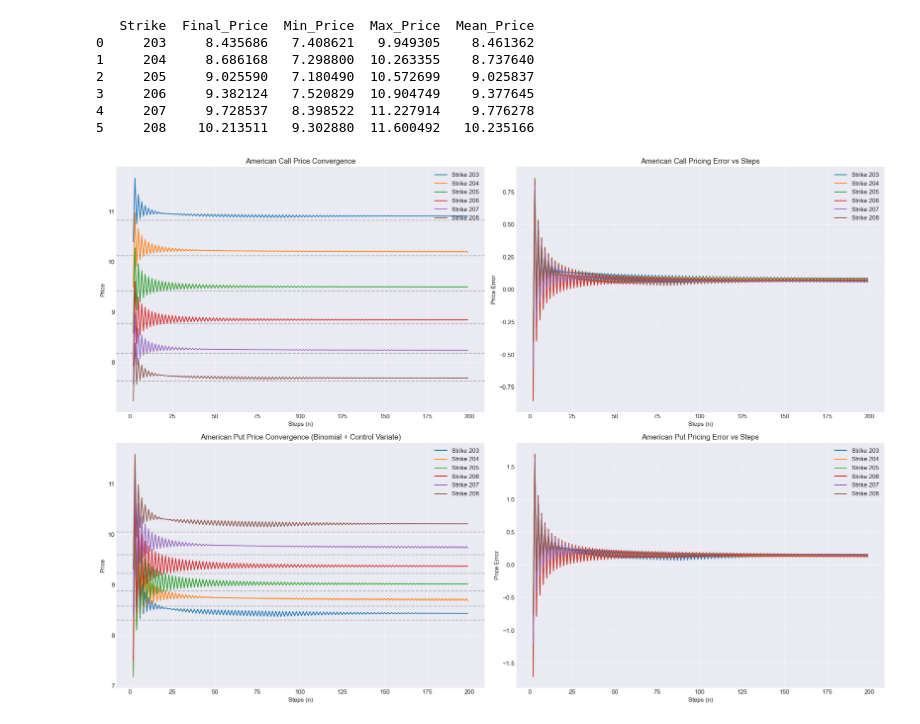
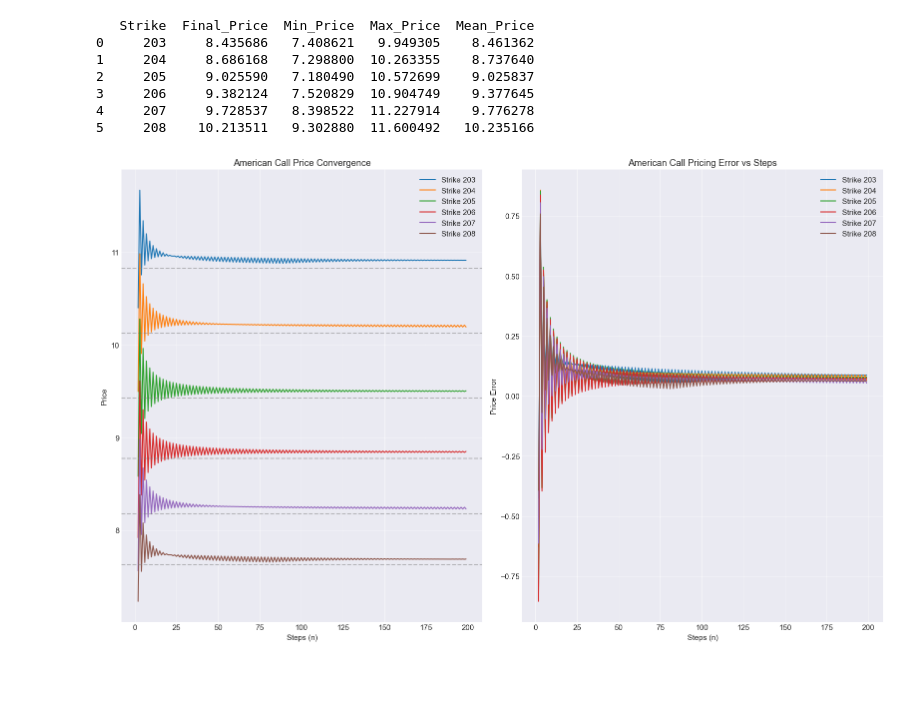
Before and after one commit to dradoncic/live_cattle_futures_options, a Jupyter notebook: project.ipynb, the cells around one changed output. Saved outputs shown, nothing was run; the diff lists cells and outputs as text; code cells hidden in the pictures; blank space fills up the shorter version.

Commit message:
added some extra visualizations

```diff
--- a/project.ipynb
+++ b/project.ipynb
@@ -63,5 +63,25 @@ for ax in axes.flatten():
 fig.suptitle("Live Cattle Dashboard", fontsize=15, fontweight="bold", y=0.98)
 plt.tight_layout(rect=[0, 0, 1, 0.96])
 plt.show()
+
+df["N"] = np.arange(1, len(df) + 1)
+df["CumVar"] = (df["Log Return"]**2).expanding().mean()
+df["CumAnnVol"] = np.sqrt(df["CumVar"] * 252)
+
+df["Vol_SE"] = df["CumAnnVol"] / np.sqrt(2 * df["N"])
+
+df["Vol_CI_Upper"] = df["CumAnnVol"] + 1.96 * df["Vol_SE"]
+df["Vol_CI_Lower"] = df["CumAnnVol"] - 1.96 * df["Vol_SE"]
+
+# --- Plot ---
+plt.figure(figsize=(10,6))
+plt.plot(df.index, df["CumAnnVol"], label="Cumulative Ann. Vol")
+plt.fill_between(df.index, df["Vol_CI_Lower"], df["Vol_CI_Upper"], alpha=0.2, label="95% CI")
+plt.title("Cumulative Annualized Volatility with Standard Error")
+plt.xlabel("Date")
+plt.ylabel("Annualized Volatility")
+plt.legend()
+plt.grid(True)
+plt.show()
 # %% [output]
 [figure]
@@ -478,41 +499,46 @@ cv_df = option_info.pivot(index="Steps", columns="Strike", values="Control_Varia
 
 n_max = option_info["Steps"].max()
 
-fig, axes = plt.subplots(2, 2, figsize=(20, 14))
+fig, axes = plt.subplots(1, 2, figsize=(16, 10))
 
 for k in K:
-    axes[0, 0].plot(call_df.index, call_df[k], label=f'Strike {k}')
-    axes[0, 0].axhline(y=call_market_price[K.index(k)], color='grey', linestyle='--', alpha=0.5)
-axes[0, 0].set_title("American Call Price Convergence")
-axes[0, 0].set_xlabel("Steps (n)")
-axes[0, 0].set_ylabel("Price")
-axes[0, 0].legend()
-axes[0, 0].grid(True)
+    axes[0].plot(call_df.index, call_df[k], label=f'Strike {k}')
+    axes[0].axhline(y=call_market_price[K.index(k)], color='grey', linestyle='--', alpha=0.5)
+axes[0].set_title("American Call Price Convergence")
+axes[0].set_xlabel("Steps (n)")
+axes[0].set_ylabel("Price")
+axes[0].legend()
+axes[0].grid(True)
 
 for k in K:
-    axes[0, 1].plot(call_df.index, call_df[k] - call_market_price[K.index(k)], label=f'Strike {k}')
-axes[0, 1].set_title("American Call Pricing Error vs Steps")
-axes[0, 1].set_xlabel("Steps (n)")
-axes[0, 1].set_ylabel("Price Error")
-axes[0, 1].legend()
-axes[0, 1].grid(True)
+    axes[1].plot(call_df.index, call_df[k] - call_market_price[K.index(k)], label=f'Strike {k}')
+axes[1].set_title("American Call Pricing Error vs Steps")
+axes[1].set_xlabel("Steps (n)")
+axes[1].set_ylabel("Price Error")
+axes[1].legend()
+axes[1].grid(True)
+
+plt.tight_layout()
+plt.show()
+
+fig, axes = plt.subplots(1, 2, figsize=(16, 10))
 
 for k in K:
-    axes[1, 0].plot(put_df.index, put_df[k], label=f'Strike {k}')
-    axes[1, 0].axhline(y=put_market_price[K.index(k)], color='grey', linestyle='--', alpha=0.5)
-axes[1, 0].set_title("American Put Price Convergence (Binomial + Control Variate)")
-axes[1, 0].set_xlabel("Steps (n)")
-axes[1, 0].set_ylabel("Price")
-axes[1, 0].legend()
-axes[1, 0].grid(True)
+    axes[0].plot(put_df.index, put_df[k], label=f'Strike {k}')
+    axes[0].axhline(y=put_market_price[K.index(k)], color='grey', linestyle='--', alpha=0.5)
+axes[0].set_title("American Put Price Convergence (Binomial + Control Variate)")
+axes[0].set_xlabel("Steps (n)")
+axes[0].set_ylabel("Price")
+axes[0].legend()
+axes[0].grid(True)
 
 for k in K:
-    axes[1, 1].plot(put_df.index, put_df[k] - put_market_price[K.index(k)], label=f'Strike {k}')
-axes[1, 1].set_title("American Put Pricing Error vs Steps")
-axes[1, 1].set_xlabel("Steps (n)")
-axes[1, 1].set_ylabel("Price Error")
-axes[1, 1].legend()
-axes[1, 1].grid(True)
+    axes[1].plot(put_df.index, put_df[k] - put_market_price[K.index(k)], label=f'Strike {k}')
+axes[1].set_title("American Put Pricing Error vs Steps")
+axes[1].set_xlabel("Steps (n)")
+axes[1].set_ylabel("Price Error")
+axes[1].legend()
+axes[1].grid(True)
 
 plt.tight_layout()
 plt.show()
@@ -547,31 +573,31 @@ axes[1,1].set_ylabel("Gamma")
 axes[1,1].grid(True)
 axes[1,1].legend()
 
 plt.tight_layout()
 plt.show()
 
 
 plt.figure(figsize=(8,4))
 for k in K:
     plt.plot(cv_df.index, cv_df[k], label=f'Strike {k}')
 plt.title("Control Variate Adjustment vs Steps")
 plt.xlabel("Steps (n)")
 plt.ylabel("Adjustment Amount")
 plt.legend()
 plt.grid(True)
 plt.show()
 
 
 fig, ax = plt.subplots(figsize=(8,4))
 ax.plot(K, [call_df[k][n_max] for k in K], marker='o', label='Binomial Call')
 ax.plot(K, call_market_price, marker='x', linestyle='--', label='Market Call')
 ax.plot(K, [put_df[k][n_max] for k in K], marker='o', label='Binomial American Put')
 ax.plot(K, put_market_price, marker='x', linestyle='--', label='Market Put')
 ax.set_title(f"American Option Prices vs Strike (n={n_max})")
 ax.set_xlabel("Strike")
 ax.set_ylabel("Price")
 ax.legend()
 ax.grid(True)
 plt.show()
 # %% [output]
-[figure, old version]
+[figure, new version]
```
Also changed, not shown: parts of 5 cells of this notebook.
